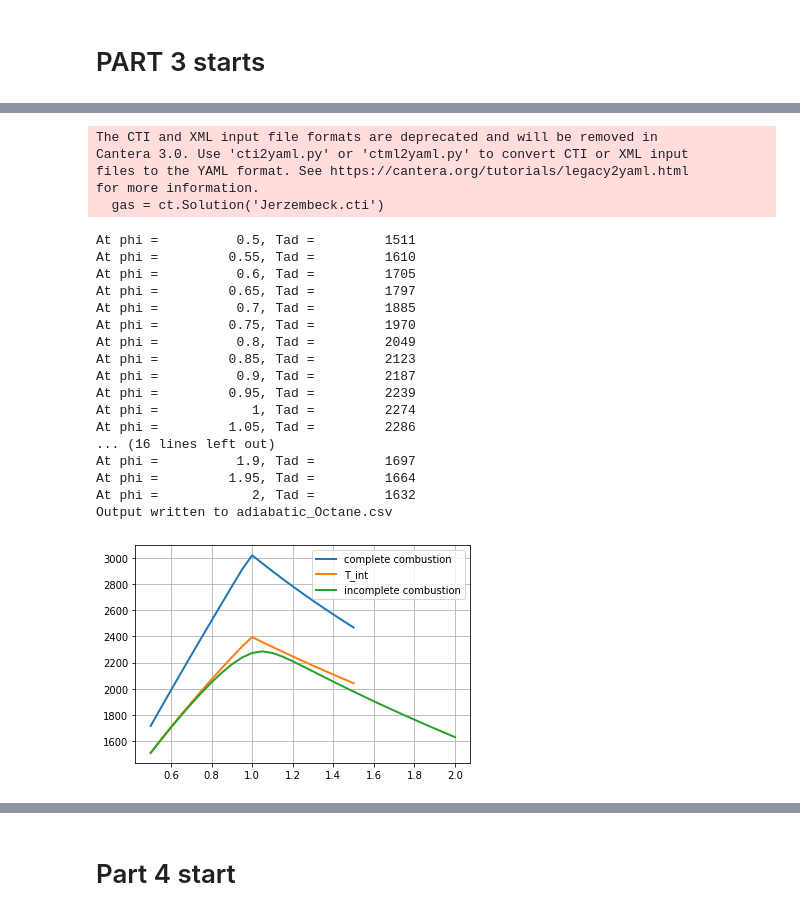
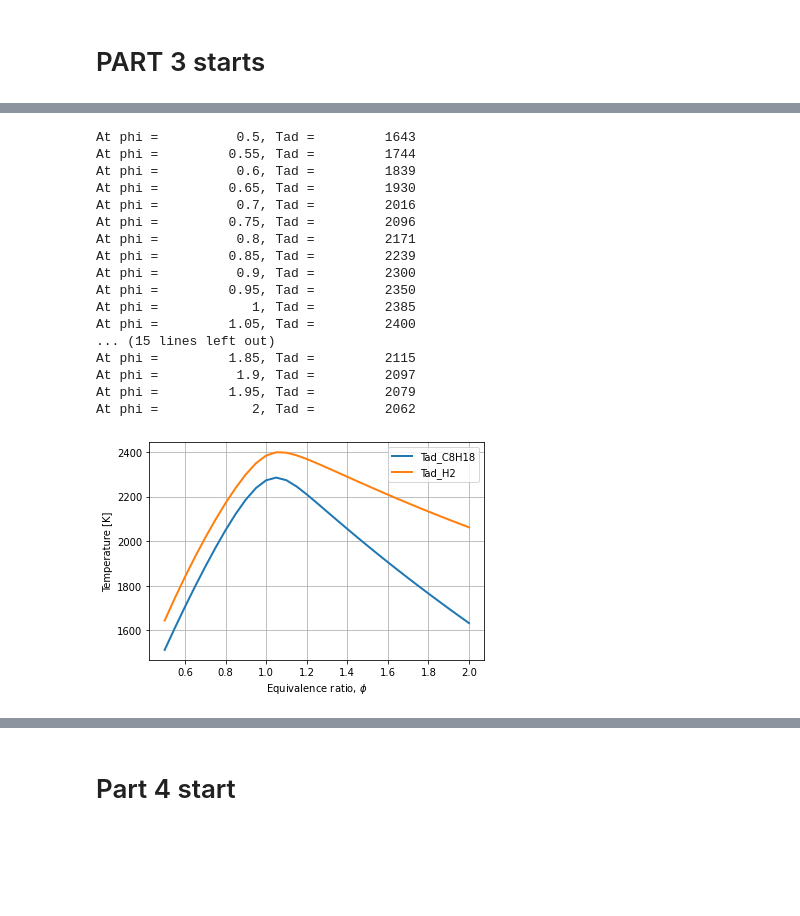
Before and after one commit to SNI22/Mech-447, a Jupyter notebook: P1 - Combustion thermodynamics attached files Sep 22, 2022 1142 AM/ThermoPropertiesNASA.ipynb, the cells around one changed output, grey strips where cells are left out. Drawn from its saved outputs; the diff is of its cells as text; code cells hidden in the pictures; blank space fills up the shorter version.

```diff
--- a/P1 - Combustion thermodynamics attached files Sep 22, 2022 1142 AM/ThermoPropertiesNASA.ipynb
+++ b/P1 - Combustion thermodynamics attached files Sep 22, 2022 1142 AM/ThermoPropertiesNASA.ipynb
@@ -187,5 +187,6 @@ def calculate_Tf():
             Tf[a] = (- h_gap_rich(phi[a])) / (Cp*( - 15.2 * phi[a] + 8*phi[a] + 24.2*phi[a] + 47)) + T_ref
 
 calculate_Tf()
-print(Tf)
+for i in range(len(Tf)):
+    print(Tf[i])
 # %% [output]
@@ -313,7 +451,7 @@ carbon = ct.Solution('Jerzembeck.cti')
 mix_phases = [(gas, 1.0), (carbon, 0.0)]
 
 # gaseous fuel species
-fuel_species = 'IXC8H18'
+fuel_species = 'H2'
 
 # equivalence ratio range
 
@@ -328,68 +466,63 @@ npoints = len(phi2)
 mix = ct.Mixture(mix_phases)
 
 # create some arrays to hold the data
-tad = np.zeros(phi2.shape)
+tad2 = np.zeros(phi2.shape)
 xeq = np.zeros((mix.n_species, npoints))
 
 for i in range(npoints):
     # set the gas state
     gas.set_equivalence_ratio(phi2[i], fuel_species, 'O2:1.0, N2:3.76')
 
     # create a mixture of 1 mole of gas, and 0 moles of solid carbon.
     mix = ct.Mixture(mix_phases)
     mix.T = T
     mix.P = P
 
     # equilibrate the mixture adiabatically at constant P
     mix.equilibrate('HP', solver='gibbs', max_steps=1000)
 
-    tad[i] = mix.T
-    print('At phi = {0:12.4g}, Tad = {1:12.4g}'.format(phi2[i], tad[i]))
+    tad2[i] = mix.T
+    print('At phi = {0:12.4g}, Tad = {1:12.4g}'.format(phi2[i], tad2[i]))
     xeq[:, i] = mix.species_moles
 
 # write output CSV file for importing into Excel
-csv_file = 'adiabatic_Octane.csv'
-with open(csv_file, 'w', newline='') as outfile:
-    writer = csv.writer(outfile)
-    writer.writerow(['phi', 'T (K)'] + mix.species_names)
-    for i in range(npoints):
-        writer.writerow([phi2[i], tad[i]] + list(xeq[:, i]))
-print('Output written to {0}'.format(csv_file))
+# csv_file = 'adiabatic.csv'
+# with open(csv_file, 'w', newline='') as outfile:
+#     writer = csv.writer(outfile)
+#     writer.writerow(['phi', 'T (K)'] + mix.species_names)
+#     for i in range(npoints):
+#         writer.writerow([phi2[i], tad2[i]] + list(xeq[:, i]))
+# print('Output written to {0}'.format(csv_file))
 
 if True:
     import matplotlib.pyplot as plt
-    plt.plot(phi, Tf, label="complete combustion", lw=2)
-    plt.plot(phi, Tf_int, label="T_int", lw=2)
-    plt.plot(phi2, tad, label="incomplete combustion", lw=2)
+    # plt.plot(phi, Tf, label="complete combustion", lw=2)
+    plt.plot(phi2, tad, label="Tad_C8H18", lw=2)
+    plt.plot(phi2, tad2, label="Tad_H2", lw=2)
     plt.grid(True)
     plt.legend()
-    # plt.xlabel(r"Equivalence ratio, $\phi$")
-    # plt.ylabel("Temperature [K]");
+    plt.xlabel(r"Equivalence ratio, $\phi$")
+    plt.ylabel("Temperature [K]");
     # plt.plot(phi, tad)
     # plt.xlabel('Equivalence ratio')
     # plt.ylabel('Adiabatic flame temperature [K]')
     plt.show()
 # %% [output]
-The CTI and XML input file formats are deprecated and will be removed in
-Cantera 3.0. Use 'cti2yaml.py' or 'ctml2yaml.py' to convert CTI or XML input
-files to the YAML format. See https://cantera.org/tutorials/legacy2yaml.html
-for more information.
-  gas = ct.Solution('Jerzembeck.cti')
+At phi =          0.5, Tad =         1643
+At phi =         0.55, Tad =         1744
+At phi =          0.6, Tad =         1839
+At phi =         0.65, Tad =         1930
+At phi =          0.7, Tad =         2016
+At phi =         0.75, Tad =         2096
+At phi =          0.8, Tad =         2171
+At phi =         0.85, Tad =         2239
+At phi =          0.9, Tad =         2300
+At phi =         0.95, Tad =         2350
+At phi =            1, Tad =         2385
+At phi =         1.05, Tad =         2400
+... (15 lines left out)
+At phi =         1.85, Tad =         2115
+At phi =          1.9, Tad =         2097
+At phi =         1.95, Tad =         2079
+At phi =            2, Tad =         2062
-At phi =          0.5, Tad =         1511
-At phi =         0.55, Tad =         1610
-At phi =          0.6, Tad =         1705
-At phi =         0.65, Tad =         1797
-At phi =          0.7, Tad =         1885
-At phi =         0.75, Tad =         1970
-At phi =          0.8, Tad =         2049
-At phi =         0.85, Tad =         2123
-At phi =          0.9, Tad =         2187
-At phi =         0.95, Tad =         2239
-At phi =            1, Tad =         2274
-At phi =         1.05, Tad =         2286
-... (16 lines left out)
-At phi =          1.9, Tad =         1697
-At phi =         1.95, Tad =         1664
-At phi =            2, Tad =         1632
-Output written to adiabatic_Octane.csv
-[figure, old version]
+[figure, new version]
```
Also changed, not shown: parts of 16 cells of this notebook, 10 other files.
